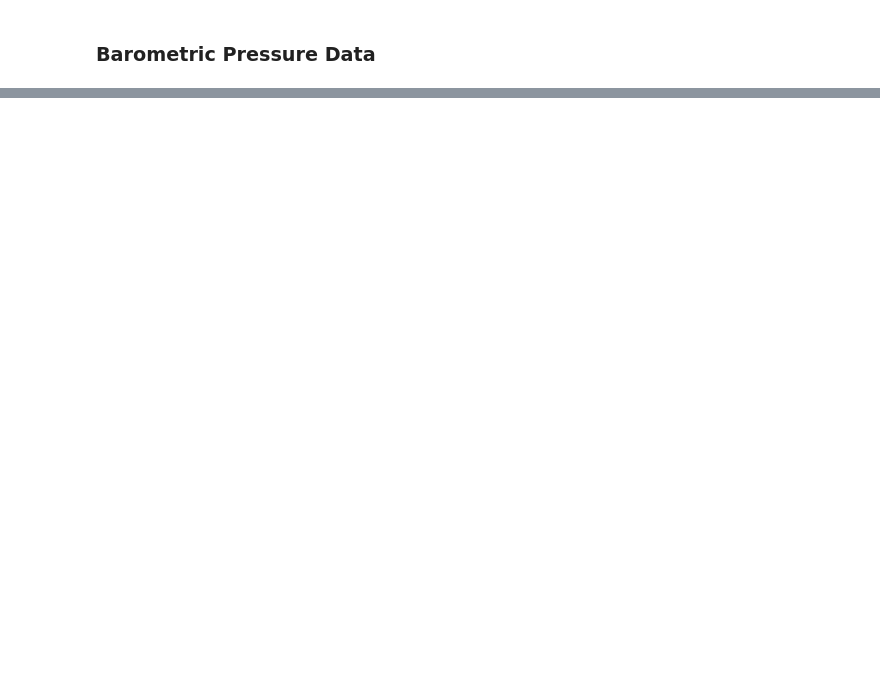
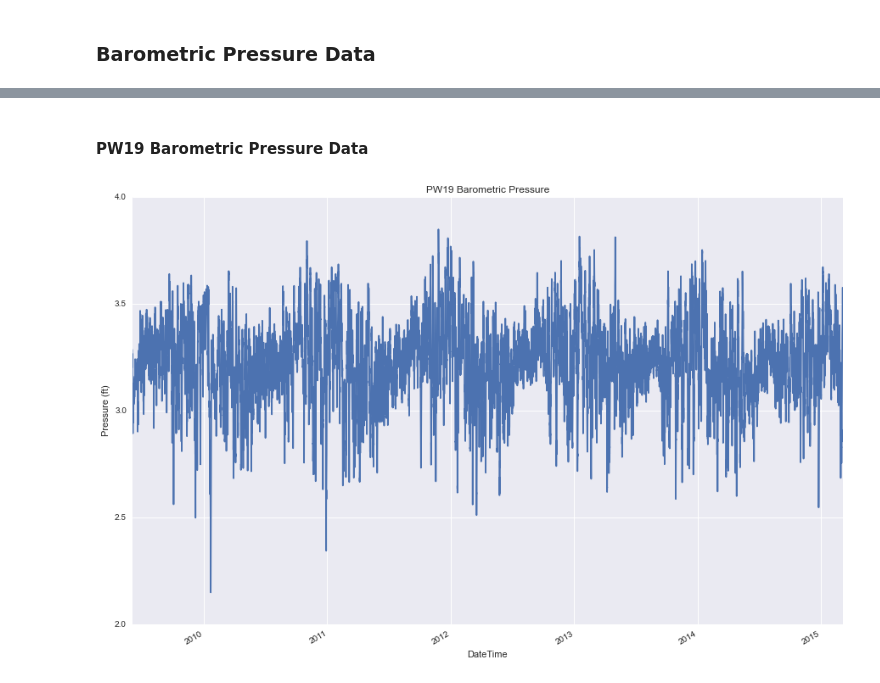
Before and after one commit to inkenbrandt/IPython, a Jupyter notebook: Snake_Valley_Data_Import.ipynb, the cells around one changed output, grey strips where cells are left out. Cells and saved outputs as stored; diff of their text form; code cells hidden in the pictures; blank space fills up the shorter version.

```diff
--- a/Snake_Valley_Data_Import.ipynb
+++ b/Snake_Valley_Data_Import.ipynb
@@ -81,0 +247,12 @@ pw10baro.to_csv("E:\\Snake Valley Water\\Transducer Data\\Raw_data_archive\\all\
+# %% [markdown]
+#### PW19 Barometric Pressure Data
+# %%
+pw19baro_files = "E:\\Snake Valley Water\\Transducer Data\\Raw_data_archive\\all\\XLE\\pw19 baro*"
+pw19baro = compilation(pw19baro_files)
+pw19baro['Level'].plot()
+plt.title('PW19 Barometric Pressure')
+plt.ylabel('Pressure (ft)')
+
+pw19baro.to_csv("E:\\Snake Valley Water\\Transducer Data\\Raw_data_archive\\all\\pw19baro.csv")
+# %% [output]
+[figure, added]
```
Also changed, not shown: parts of 49 cells of this notebook.
